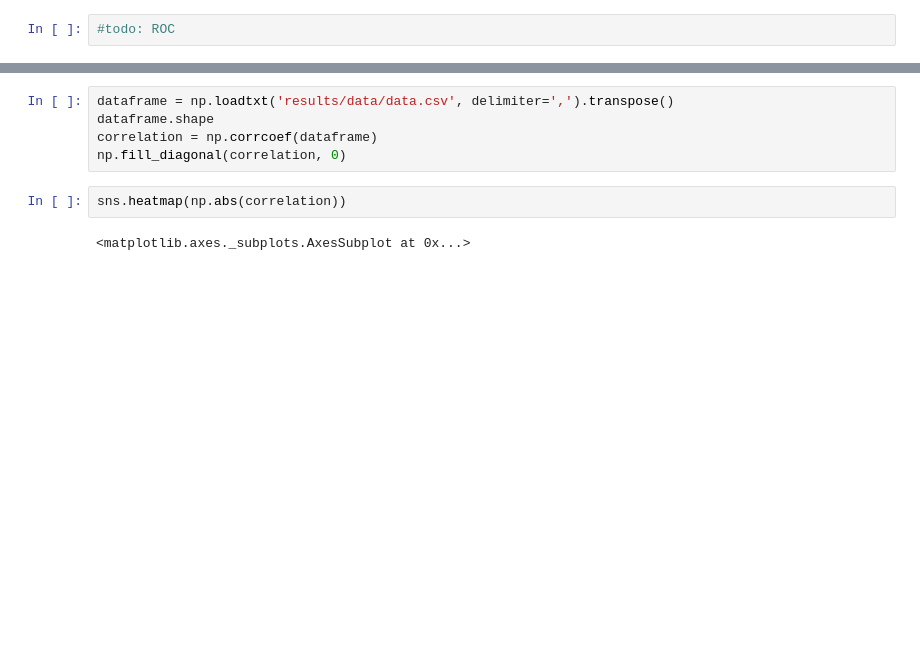
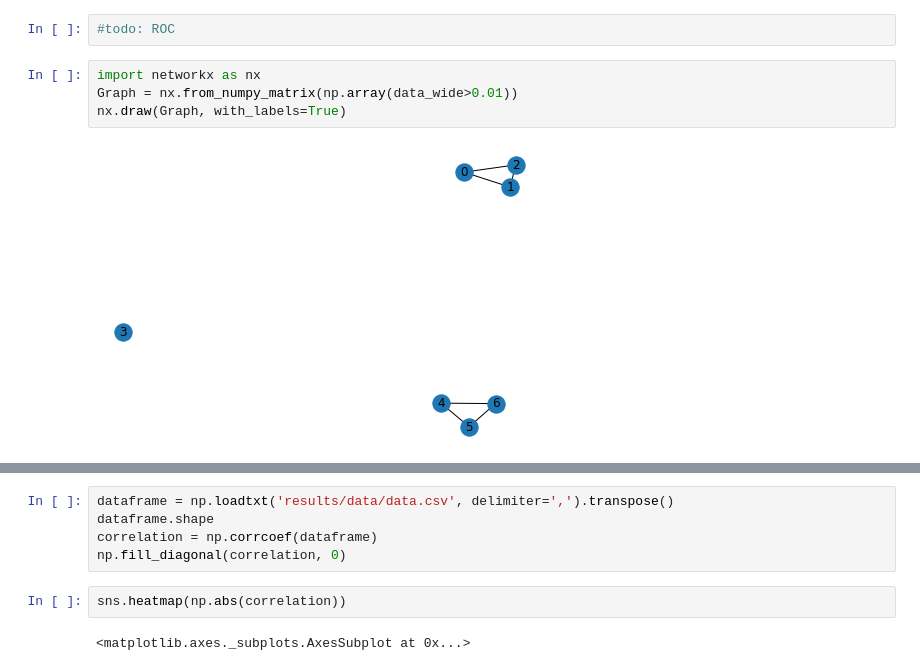
Before and after one commit to gabrieldernbach/TCPA-Imputation, a Jupyter notebook: nn_adjacency_reconstruction.ipynb, the cells around one changed output, grey strips where cells are left out. Saved outputs shown, nothing was run; the diff lists cells and outputs as text; blank space fills up the shorter version.

```diff
--- a/nn_adjacency_reconstruction.ipynb
+++ b/nn_adjacency_reconstruction.ipynb
@@ -38,2 +56,8 @@ NameError: name 'data_wide' is not defined
 # %%
 #todo: ROC
+# %%
+import networkx as nx
+Graph = nx.from_numpy_matrix(np.array(data_wide>0.01))
+nx.draw(Graph, with_labels=True)
+# %% [output]
+[figure, added]
```
Also changed, not shown: parts of 17 cells of this notebook.
